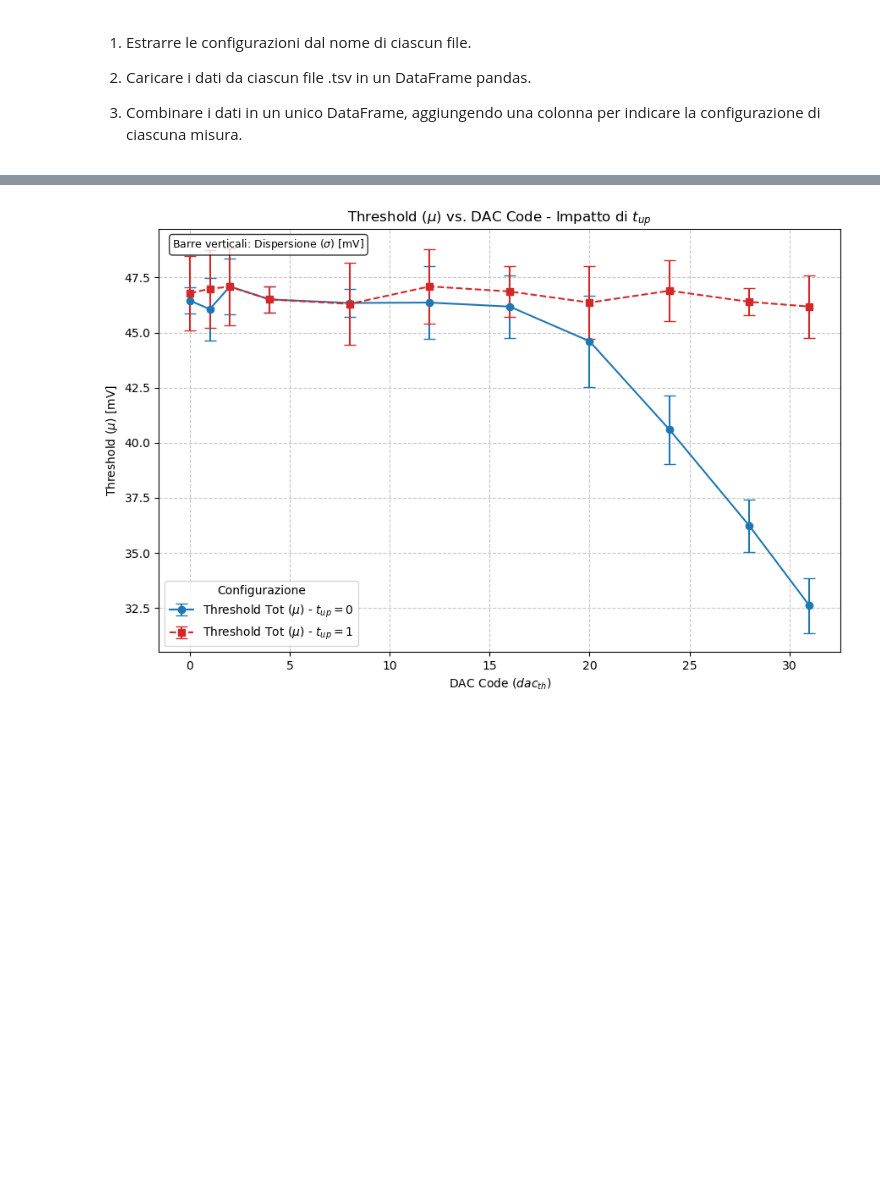
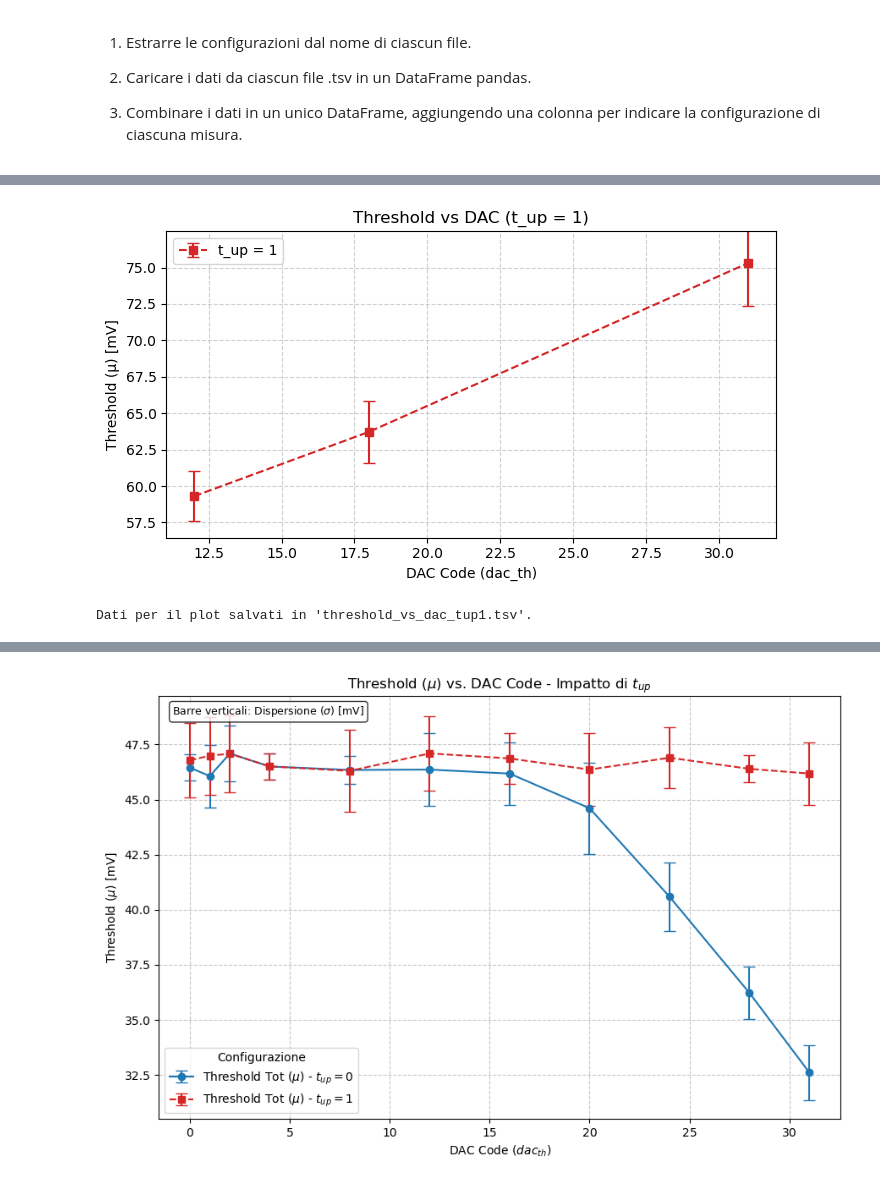
Before and after one commit to agalliani/falaphel3-daq, a Jupyter notebook: monotone-dac.ipynb, the cells around one changed output, grey strips where cells are left out. Saved outputs shown, nothing was run; the diff lists cells and outputs as text; code cells hidden in the pictures; blank space fills up the shorter version.

```diff
--- a/monotone-dac.ipynb
+++ b/monotone-dac.ipynb
@@ -237,4 +255,69 @@ Computed fits for 22 configurations.
 Dati combinati salvati in elaborated_falaphel_data.xlsx.
+# %%
+# Importa la libreria se non è già stata importata
+# import matplotlib.pyplot as plt
+# import pandas as pd
+
+## Plot solo per df_tup1 (t_up = 1) ##
+
+# 1. Prepara i dati ordinati
+# df_tup1 deve essere un DataFrame di pandas contenente 'dac_th', 'efficiency_tot_mu',
+# 'efficiency_tot_sigma', 'efficiency_toa_mu' e 'efficiency_toa_sigma'.
+df1 = df_fit_results.sort_values('dac_th')
+color_tup1 = 'tab:red'
+
+# 2. Calcola i limiti dell'asse Y (ylimits) basandosi solo su df1
+ymins = []
+ymaxs = []
+
+if not df1.empty:
+    # Si usa efficiency_toa per i limiti Y per coerenza con il codice originale
+    ymin = (df1['efficiency_toa_mu'] - df1['efficiency_toa_sigma']).min()
+    ymax = (df1['efficiency_toa_mu'] + df1['efficiency_toa_sigma']).max()
+    ymins.append(ymin); ymaxs.append(ymax)
+
+ymin = min(ymins) if ymins else None
+ymax = max(ymaxs) if ymaxs else None
+ylimits = None
+
+if ymin is not None and ymax is not None:
+    # Aggiunge un padding del 5%
+    ypad = 0.05 * (ymax - ymin) if (ymax - ymin) > 0 else 1.0
+    ylimits = (ymin - ypad, ymax + ypad)
+
+# 3. Genera il Plot per t_up = 1
+if not df1.empty:
+    fig1, ax1 = plt.subplots(figsize=(7,4))
+    ax1.errorbar(
+        df1['dac_th'],                 # Asse X: DAC Code
+        df1['efficiency_tot_mu'],      # Asse Y: Threshold (Media TOT)
+        yerr=df1['efficiency_tot_sigma'], # Barre di errore: Sigma TOT
+        fmt='s--',                     # Marker quadrato, linea tratteggiata
+        capsize=4,
+        color=color_tup1,
+        label='t_up = 1'
+    )
+    ax1.set_xlabel('DAC Code (dac_th)')
+    ax1.set_ylabel('Threshold (μ) [mV]')
+    ax1.set_title('Threshold vs DAC (t_up = 1)')
+    ax1.grid(True, linestyle='--', alpha=0.6)
+    ax1.legend()
+
+    if ylimits:
+        ax1.set_ylim(ylimits)
+
+    plt.tight_layout()
+    #fig1.savefig('threshold_vs_dac_tup1.png', dpi=150)
+    plt.show()
+else:
+    print("Nessun dato in df_tup1 da plottare.")
+
+# 4. Salva i dati anche in formato TSV
+#df1.to_csv('threshold_vs_dac_tup1.tsv', sep='\t', index=False)
+#print("Dati per il plot salvati in 'threshold_vs_dac_tup1.tsv'.")
+# %% [output]
+[figure, added]
+Dati per il plot salvati in 'threshold_vs_dac_tup1.tsv'.
 # %%
 # Plot threshold (efficiency_tot_mu) vs DAC for t_up = 0 and t_up = 1 in two separate figures.
 # Uses existing variables: df_tup0, df_tup1, color_tup0, color_tup1, plt
```
Also changed, not shown: parts of 4 cells of this notebook, 46 other files.
